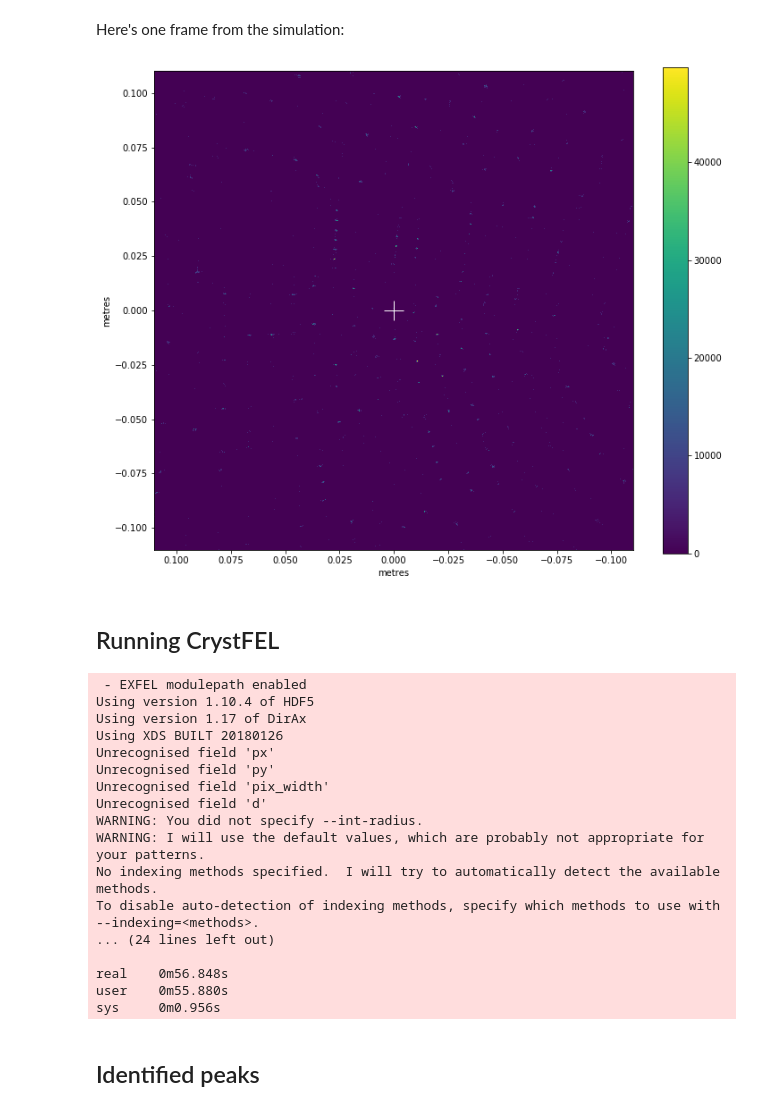
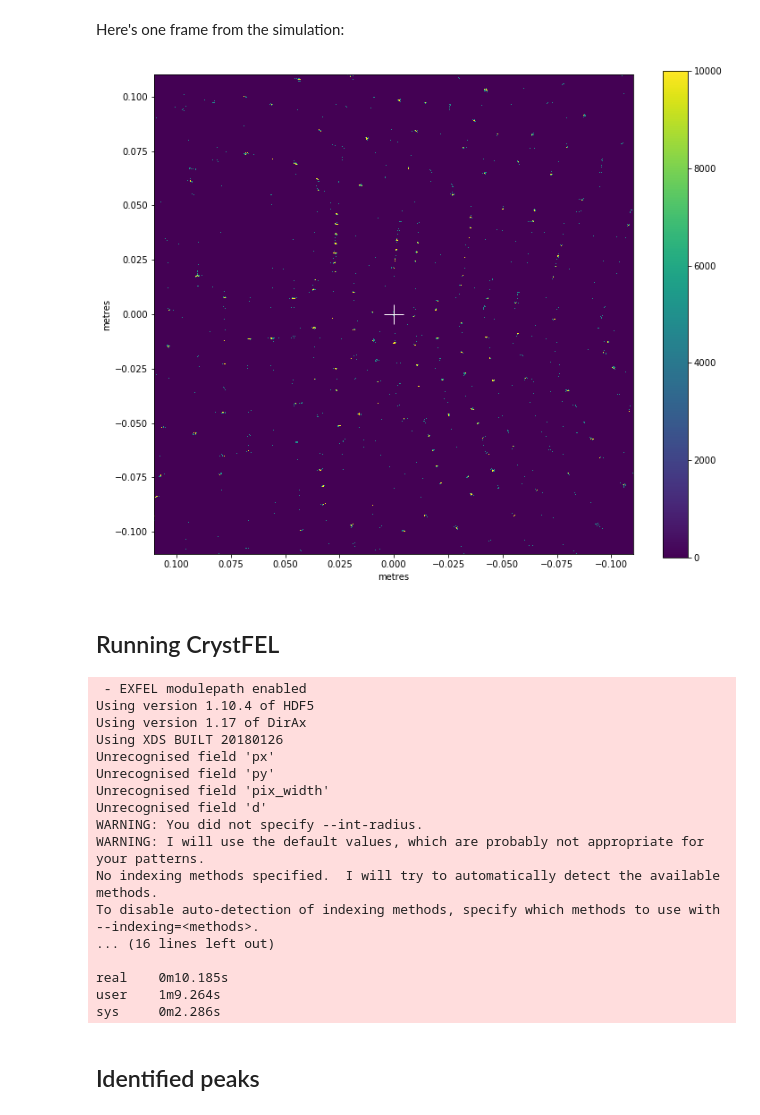
Before and after one commit to JunCEEE/crystalProject, a Jupyter notebook: src/analysis/crystFEL_index/CrystFEL indexing.ipynb, the cells around one changed output. Cells and saved outputs as stored; diff of their text form; code cells hidden in the pictures.

```diff
--- a/src/analysis/crystFEL_index/CrystFEL indexing.ipynb
+++ b/src/analysis/crystFEL_index/CrystFEL indexing.ipynb
@@ -18,3 +17,6 @@ data_file = "/gpfs/exfel/data/user/juncheng/crystalProject/data/simulation/xstal
+# %%
+data_dir = "../../../data/simulation/"
+data_file = osp.join(data_dir, "xstal/xstal_diffr200.h5")
 # %%
-f = h5py.File(data_file, 'r')
+data_f = h5py.File(data_file, 'r')
 # %%
@@ -25,11 +27,11 @@ H5Glance(f['data/0000001'])
 Here's one frame from the simulation:
 # %%
 geom = CrystfelGeom.from_crystfel_geom('tmp.geom')
-frame = f['data/0000001/data'][:]
+frame = data_f['data/0000001/data'][:]
 fig, ax = plt.subplots(figsize=(12, 10))
-geom.plot_data_fast(frame[np.newaxis], axis_units='m', ax=ax);
+geom.plot_data_fast(frame[np.newaxis], axis_units='m', ax=ax, vmin=0, vmax=10000);
 # %% [output]
-[figure, old version]
+[figure, new version]
 # %% [markdown]
 ## Running CrystFEL
 # %%
@@ -40,7 +42,7 @@ with open('test.lst', 'w') as f:
 source /usr/share/Modules/init/bash
 module load exfel exfel_crystfel
 
-time indexamajig -i test.lst -g tmp.geom -o out.stream --peaks=zaef
+time indexamajig -i test.lst -g tmp.geom -o out.stream --peaks=zaef -j20
 # %% [output]
  - EXFEL modulepath enabled
 Using version 1.10.4 of HDF5
@@ -54,11 +56,11 @@ WARNING: You did not specify --int-radius.
 WARNING: I will use the default values, which are probably not appropriate for your patterns.
 No indexing methods specified.  I will try to automatically detect the available methods.
 To disable auto-detection of indexing methods, specify which methods to use with --indexing=<methods>.
-... (24 lines left out)
+... (16 lines left out)
 
-real    0m56.848s
-user    0m55.880s
-sys     0m0.956s
+real    0m10.185s
+user    1m9.264s
+sys     0m2.286s
 # %% [markdown]
 ## Identified peaks
 # %%
```
Also changed, not shown: parts of 40 cells of this notebook, 1 other file.
